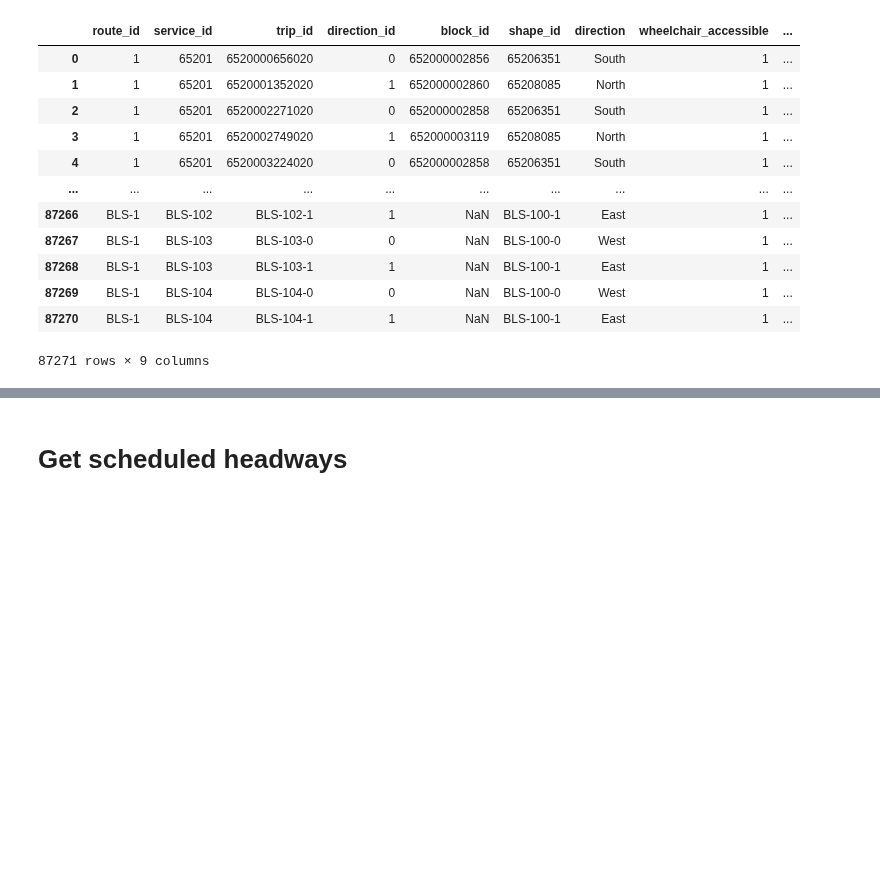
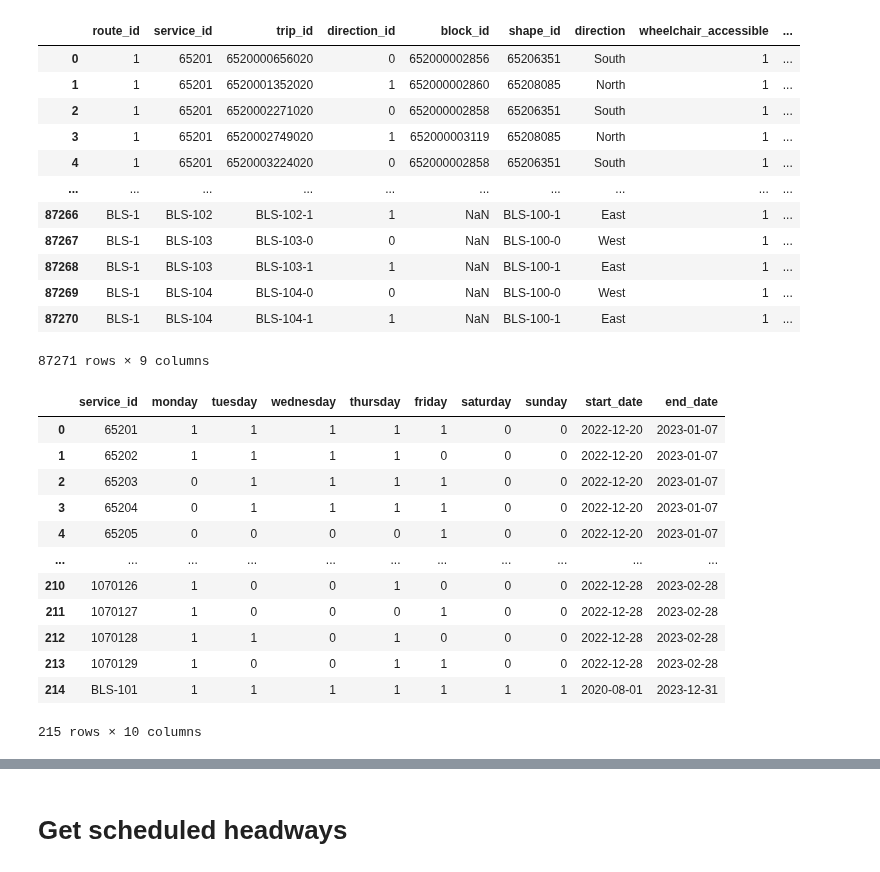
Before and after one commit to kristenhahn/cta_bus_tracker_exploration, a Jupyter notebook: headways.ipynb, the cells around one changed output, grey strips where cells are left out. Saved outputs shown, nothing was run; the diff lists cells and outputs as text; code cells hidden in the pictures; blank space fills up the shorter version.

Commit message:
Get calendar data from gtfs

```diff
--- a/headways.ipynb
+++ b/headways.ipynb
@@ -687,3 +687,45 @@ df_trips
 | 87269 | BLS-1 | BLS-104 | BLS-104-0 | 0 | NaN | BLS-100-0 | West | 1 | ... |
 | 87270 | BLS-1 | BLS-104 | BLS-104-1 | 1 | NaN | BLS-100-1 | East | 1 | ... |
 87271 rows × 9 columns
+# %%
+# Get calendar info from the GTFS feed
+
+df_calendar = pd.read_csv(
+    'gtfs/calendar.txt', dtype={
+        'service_id':'str',
+        'monday':'int',
+        'tuesday':'int',
+        'wednesday':'int',
+        'thursday':'int',
+        'friday':'int',
+        'saturday':'int',
+        'sunday':'int',
+        'start_date':'str',
+        'end_date':'str'}
+)
+
+def calendar_date_to_timestamp(yyyymmdd:str) -> dt.datetime:
+    year = yyyymmdd[:4]
+    month = yyyymmdd[4:6]
+    day = yyyymmdd[6:]
+    calendar_timestamp = pd.to_datetime(f'{year}-{month}-{day}')
+    return calendar_timestamp
+
+df_calendar['start_date'] = df_calendar['start_date'].apply(calendar_date_to_timestamp)
+df_calendar['end_date'] = df_calendar['end_date'].apply(calendar_date_to_timestamp)
+
+df_calendar
+# %% [output]
+|  | service_id | monday | tuesday | wednesday | thursday | friday | saturday | sunday | start_date | end_date |
+| 0 | 65201 | 1 | 1 | 1 | 1 | 1 | 0 | 0 | 2022-12-20 | 2023-01-07 |
+| 1 | 65202 | 1 | 1 | 1 | 1 | 0 | 0 | 0 | 2022-12-20 | 2023-01-07 |
+| 2 | 65203 | 0 | 1 | 1 | 1 | 1 | 0 | 0 | 2022-12-20 | 2023-01-07 |
+| 3 | 65204 | 0 | 1 | 1 | 1 | 1 | 0 | 0 | 2022-12-20 | 2023-01-07 |
+| 4 | 65205 | 0 | 0 | 0 | 0 | 1 | 0 | 0 | 2022-12-20 | 2023-01-07 |
+| ... | ... | ... | ... | ... | ... | ... | ... | ... | ... | ... |
+| 210 | 1070126 | 1 | 0 | 0 | 1 | 0 | 0 | 0 | 2022-12-28 | 2023-02-28 |
+| 211 | 1070127 | 1 | 0 | 0 | 0 | 1 | 0 | 0 | 2022-12-28 | 2023-02-28 |
+| 212 | 1070128 | 1 | 1 | 0 | 1 | 0 | 0 | 0 | 2022-12-28 | 2023-02-28 |
+| 213 | 1070129 | 1 | 0 | 0 | 1 | 1 | 0 | 0 | 2022-12-28 | 2023-02-28 |
+| 214 | BLS-101 | 1 | 1 | 1 | 1 | 1 | 1 | 1 | 2020-08-01 | 2023-12-31 |
+215 rows × 10 columns
```
Also changed, not shown: parts of 6 cells of this notebook.
